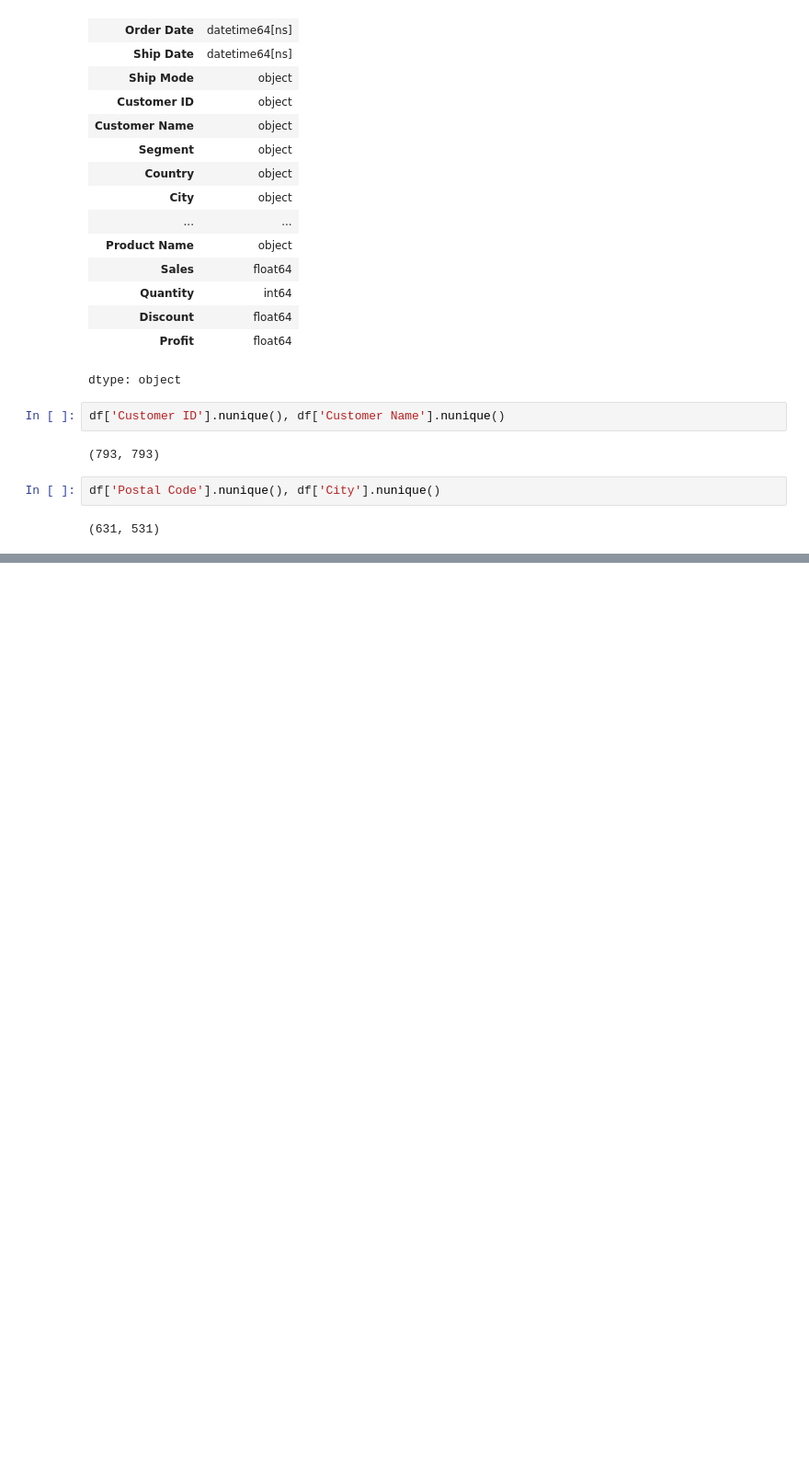
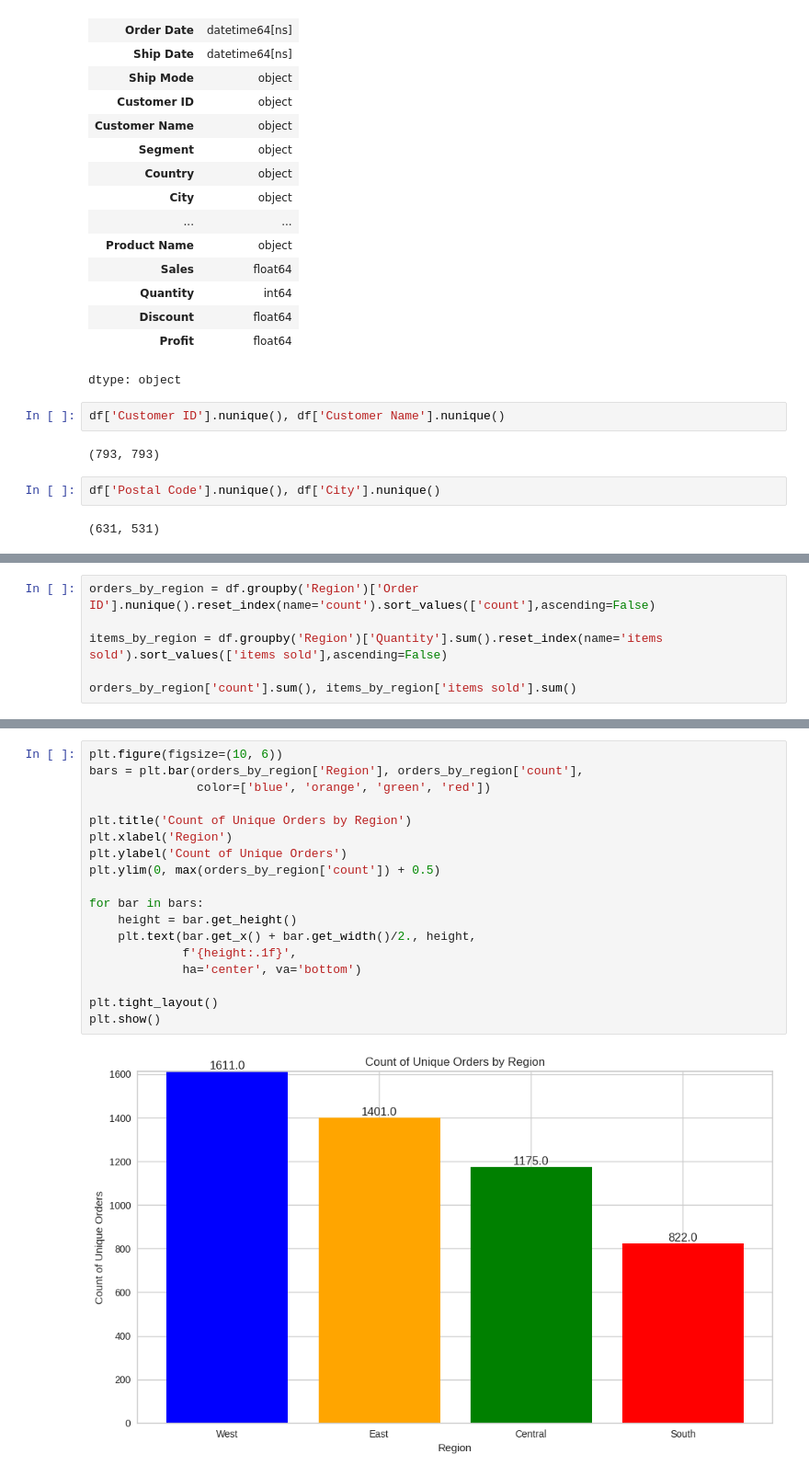
Before and after one commit to sheikita/SDS-Clustering, a Jupyter notebook: TestSegmentation.ipynb, the cells around one changed output, grey strips where cells are left out. Shown at 92% size. Saved outputs shown, nothing was run; the diff lists cells and outputs as text; blank space fills up the shorter version.

```diff
--- a/TestSegmentation.ipynb
+++ b/TestSegmentation.ipynb
@@ -298,0 +395,6 @@ df.head()
+# %%
+orders_by_region = df.groupby('Region')['Order ID'].nunique().reset_index(name='count').sort_values(['count'],ascending=False)
+
+items_by_region = df.groupby('Region')['Quantity'].sum().reset_index(name='items sold').sort_values(['items sold'],ascending=False)
+
+orders_by_region['count'].sum(), items_by_region['items sold'].sum()
@@ -298,0 +417,20 @@ df.head()
+# %%
+plt.figure(figsize=(10, 6))
+bars = plt.bar(orders_by_region['Region'], orders_by_region['count'],
+               color=['blue', 'orange', 'green', 'red'])
+
+plt.title('Count of Unique Orders by Region')
+plt.xlabel('Region')
+plt.ylabel('Count of Unique Orders')
+plt.ylim(0, max(orders_by_region['count']) + 0.5)
+
+for bar in bars:
+    height = bar.get_height()
+    plt.text(bar.get_x() + bar.get_width()/2., height,
+             f'{height:.1f}',
+             ha='center', va='bottom')
+
+plt.tight_layout()
+plt.show()
+# %% [output]
+[figure, added]
```
Also changed, not shown: parts of 49 cells of this notebook.
